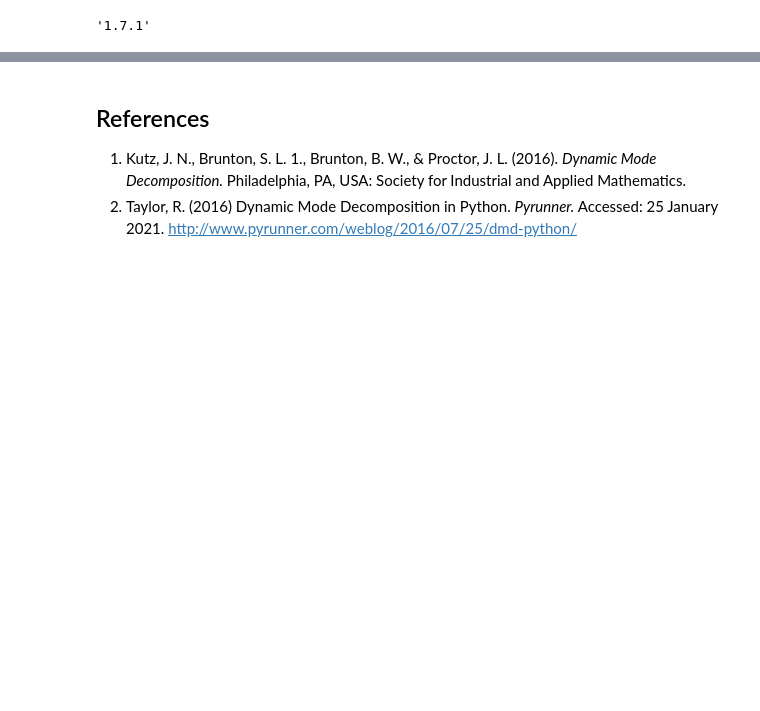
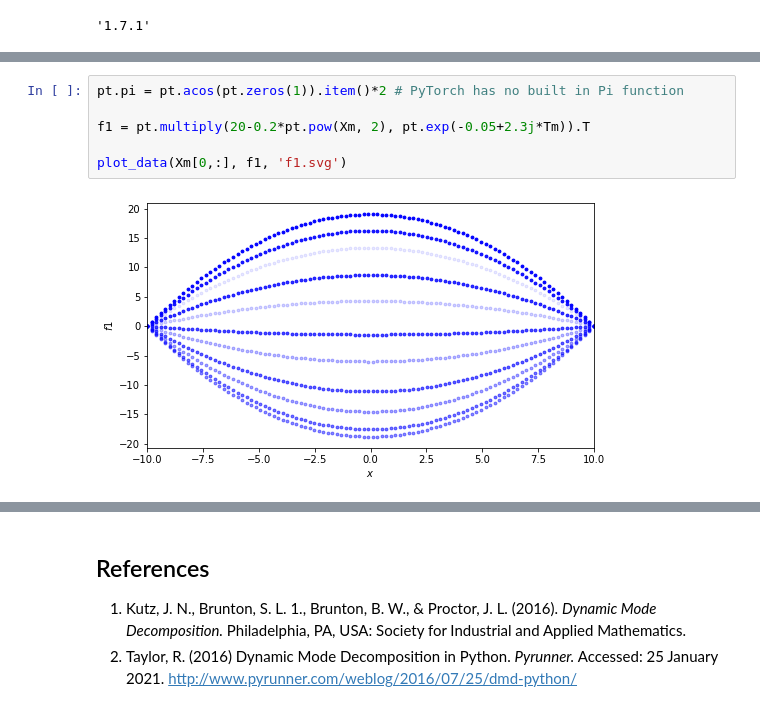
Before and after one commit to FlowModelingControl/flowtorch, a Jupyter notebook: docs/source/notebooks/DMD_introduction.ipynb, the cells around one changed output, grey strips where cells are left out. Drawn from its saved outputs; the diff is of its cells as text; blank space fills up the shorter version.

```diff
--- a/docs/source/notebooks/DMD_introduction.ipynb
+++ b/docs/source/notebooks/DMD_introduction.ipynb
@@ -84,0 +106,8 @@ $$\Phi = X'V\Sigma^{-1}W$$
+# %%
+pt.pi = pt.acos(pt.zeros(1)).item()*2 # PyTorch has no built in Pi function
+
+f1 = pt.multiply(20-0.2*pt.pow(Xm, 2), pt.exp(-0.05+2.3j*Tm)).T
+
+plot_data(Xm[0,:], f1, 'f1.svg')
+# %% [output]
+[figure, added]
```
Also changed, not shown: parts of 35 cells of this notebook, 5 other files.
